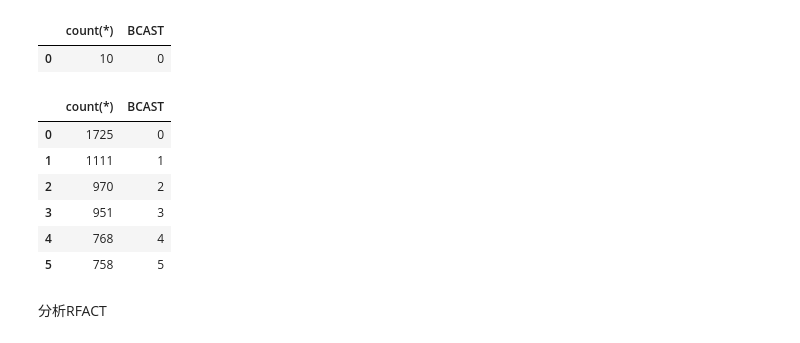
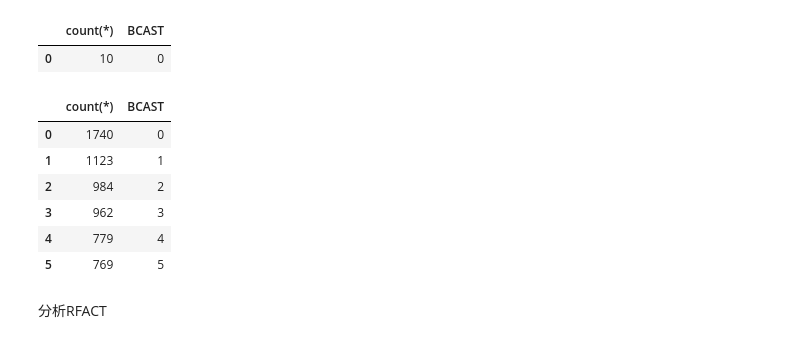
Before and after one commit to ClaudiaCumberbatch/BenchmarkOptimization, a Jupyter notebook: db/HPL_database.ipynb, the cells around one changed output. Cells and saved outputs as stored; diff of their text form; code cells hidden in the pictures.

```diff
--- a/db/HPL_database.ipynb
+++ b/db/HPL_database.ipynb
@@ -547,20 +546,20 @@ df
 |  | count(*) | BCAST |
 | 0 | 10 | 0 |
 # %%
-cursor.execute("SELECT count(*), BCAST FROM table1 AS top_gflops GROUP BY BCAST")
+cursor.execute("SELECT count(*), BCAST FROM table1  GROUP BY BCAST")
 results = cursor.fetchall()
 column_names = [column[0] for column in cursor.description]
 
 df = pd.DataFrame(results, columns=column_names)
 df
 # %% [output]
 |  | count(*) | BCAST |
-| 0 | 1725 | 0 |
-| 1 | 1111 | 1 |
-| 2 | 970 | 2 |
-| 3 | 951 | 3 |
-| 4 | 768 | 4 |
-| 5 | 758 | 5 |
+| 0 | 1740 | 0 |
+| 1 | 1123 | 1 |
+| 2 | 984 | 2 |
+| 3 | 962 | 3 |
+| 4 | 779 | 4 |
+| 5 | 769 | 5 |
 # %% [markdown]
 分析RFACT
 # %%
```
Also changed, not shown: parts of 9 cells of this notebook, 6 other files.
